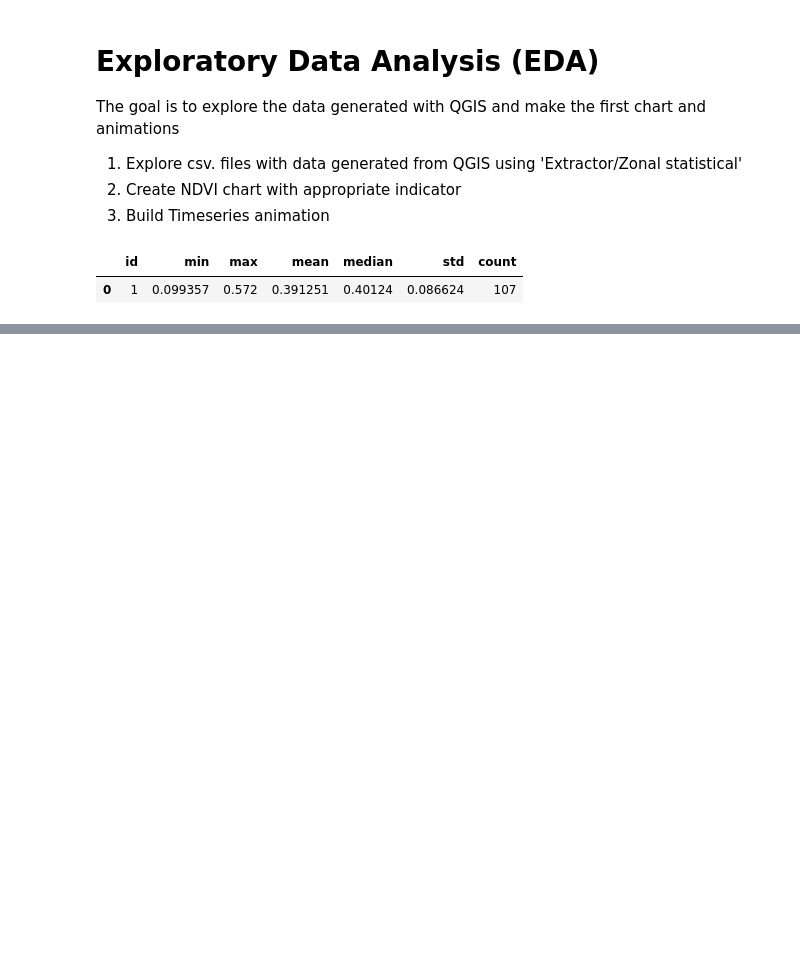
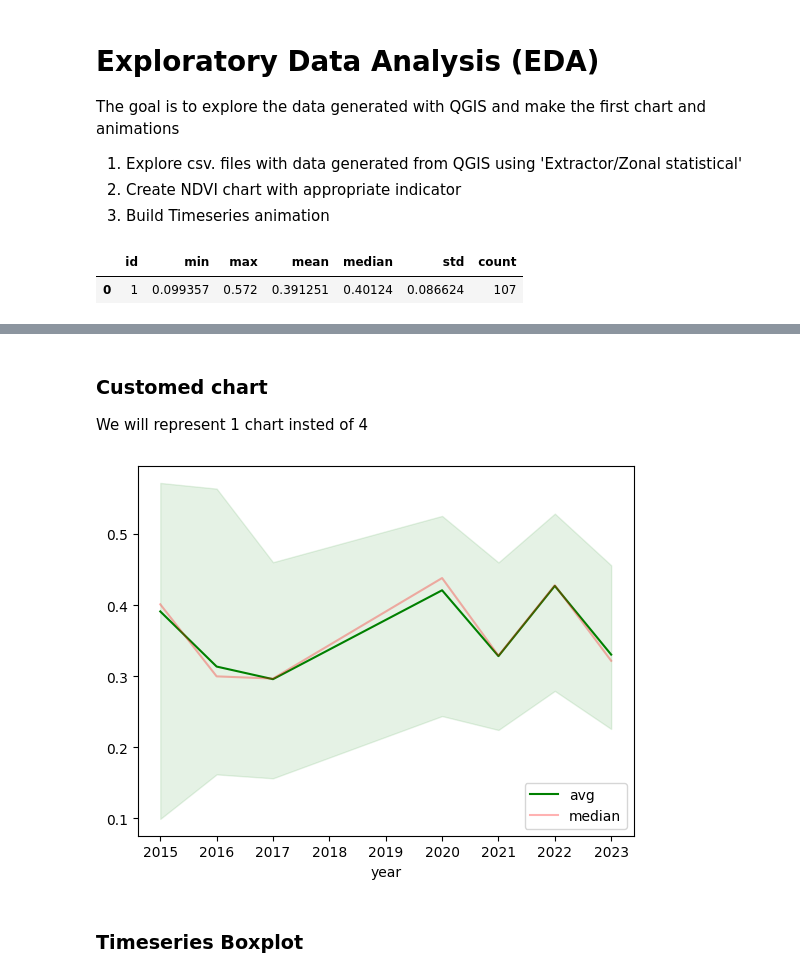
Before and after one commit to NatchosR/Triibo-NDVI, a Jupyter notebook: EDA.ipynb, the cells around one changed output, grey strips where cells are left out. Saved outputs shown, nothing was run; the diff lists cells and outputs as text; code cells hidden in the pictures; blank space fills up the shorter version.

```diff
--- a/EDA.ipynb
+++ b/EDA.ipynb
@@ -16,0 +39,16 @@ df2015
+# %%
+abs_str=str(abs)
+data_csv = abs_str + "/data/csv"
+
+#Let's create a list to store data
+data=[]
+
+
+for name in os.listdir(data_csv):
+    year=re.split("[_.]",name)[-2]
+    # We will add the year in a column, so we open the file
+    with open(os.path.join(data_csv,name)) as f:
+        reader=csv.reader(f)
+        f_data=list(reader)[-1] #only interested in the data not the header
+        f_data.insert(0,year)
+        data.append(f_data)
@@ -16,0 +122,13 @@ df2015
+# %% [markdown]
+### Customed chart
+We will represent 1 chart insted of 4
+# %%
+ax=df_ndvi.plot(x="year",y="avg", c="green")
+ax.plot(df_ndvi["year"],df_ndvi["median"], label="median", c="red", alpha=0.3)
+ax.fill_between(x="year",y1="min", y2="max", data=df_ndvi, color="green", alpha=0.1)
+ax.legend()
+plt.show()
+# %% [output]
+[figure, added]
+# %% [markdown]
+### Timeseries Boxplot
```
Also changed, not shown: parts of 37 cells of this notebook, 24 other files.
